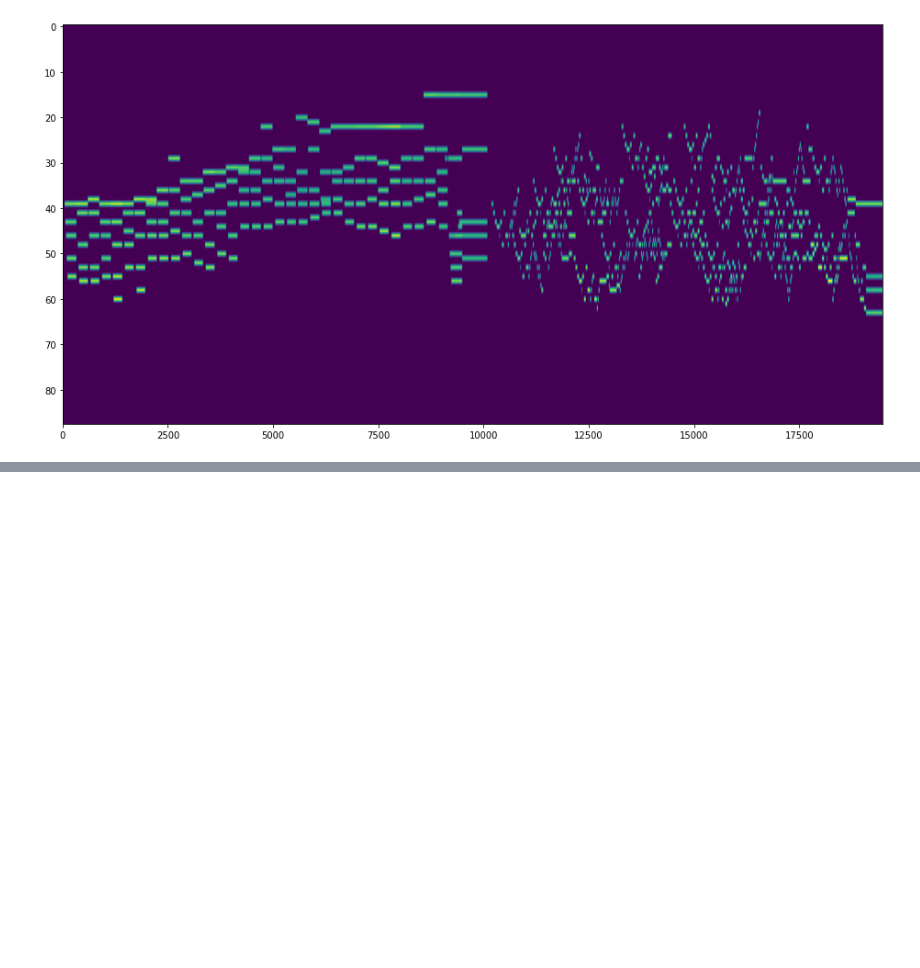
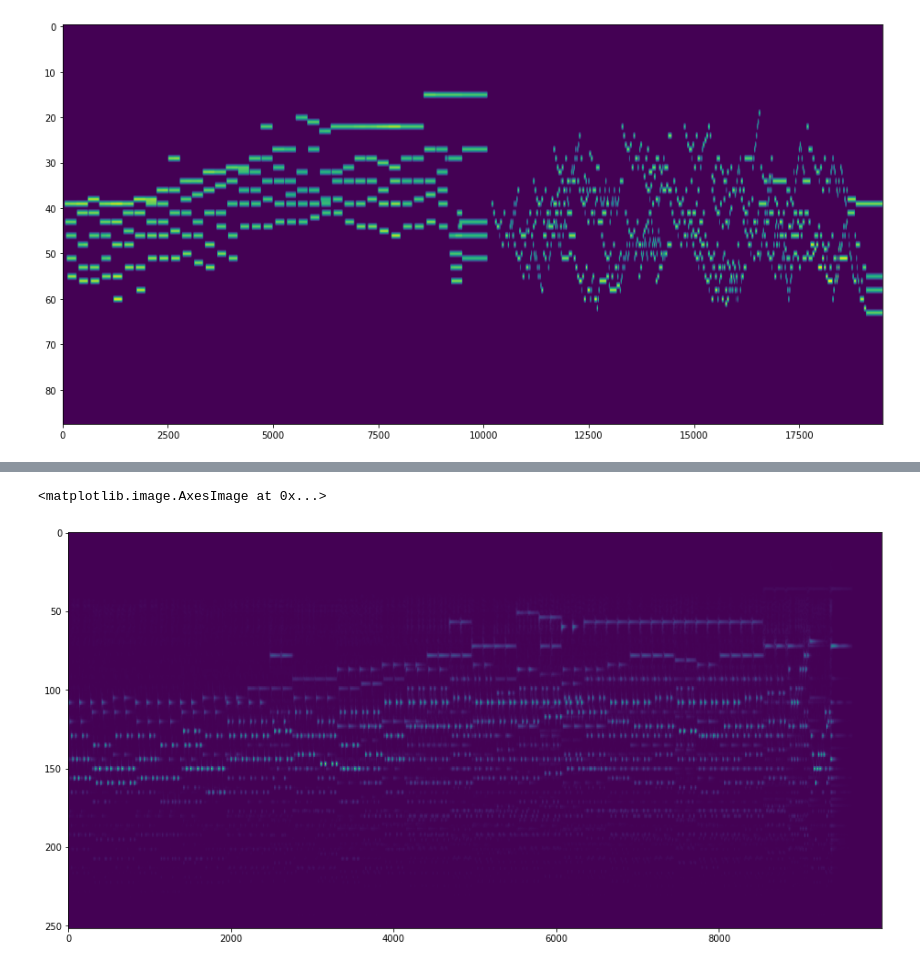
Before and after one commit to EstebSalazar/Proyecto-TCD, a Jupyter notebook: Proyecto.ipynb, the cells around one changed output, grey strips where cells are left out. Cells and saved outputs as stored; diff of their text form; code cells hidden in the pictures; blank space fills up the shorter version.

```diff
--- a/Proyecto.ipynb
+++ b/Proyecto.ipynb
@@ -379,0 +449,37 @@ plt.imshow(Y_pred.T, aspect="auto")
+# %%
+for i in range(1,len(lis)):
+    f=open('drive/MyDrive/Data train/'+lis[i],'r')
+    L=f.readlines()
+    f.close()
+    k = float(L[1].split()[0])
+    j = float(L[1].split()[1])
+    y2 = np.zeros((8,88))
+    for l in range(1,len(L)):
+        c = int(L[l].split()[2])-21
+        for m in range(y2.shape[0]):
+            y2[m][c]=1
+    y = np.concatenate((y,y2))
+
+    aux,sr = librosa.core.load('Data train/'+lis[i].replace('.txt','.wav'),sr=44100, mono=True)
+    X_ = np.abs(librosa.cqt(aux, sr=sr, hop_length=512, n_bins=252, bins_per_octave=36))
+
+    sfpm=(j-k)/8
+    X_=X_.T
+    X_=X_[librosa.time_to_frames(k, sr=sr):librosa.time_to_frames(j, sr=sr)]
+    k = 0
+    j = librosa.time_to_frames(sfpm, sr=sr)
+    x2 = np.zeros((8,252))
+    x2[0] = np.sum(X_[k:j],axis=0)/j
+    for l in range(1,8):
+        k = librosa.time_to_frames(sfpm*l, sr=sr)+1
+        j = librosa.time_to_frames(sfpm*(l+1), sr=sr)
+        x2[l]=np.sum(X_[k:min(j,X_.shape[1])],axis=0)/(min(j,X_.shape[1])-k)
+    x = np.concatenate((x,x2))
+# %%
+aux,sr = librosa.core.load( 'drive/MyDrive/MUS/MAPS_MUS-bach_846_AkPnBchtx2.wav',sr=44100, mono=True)
+X_test = np.abs(librosa.cqt(aux, sr=sr, hop_length=512, n_bins=252, bins_per_octave=36))
+plt.figure(figsize=(16, 8))
+plt.imshow(X_test[:,:10000], aspect="auto")
+# %% [output]
+<matplotlib.image.AxesImage at 0x...>
+[figure, added]
```
Also changed, not shown: parts of 25 cells of this notebook.
